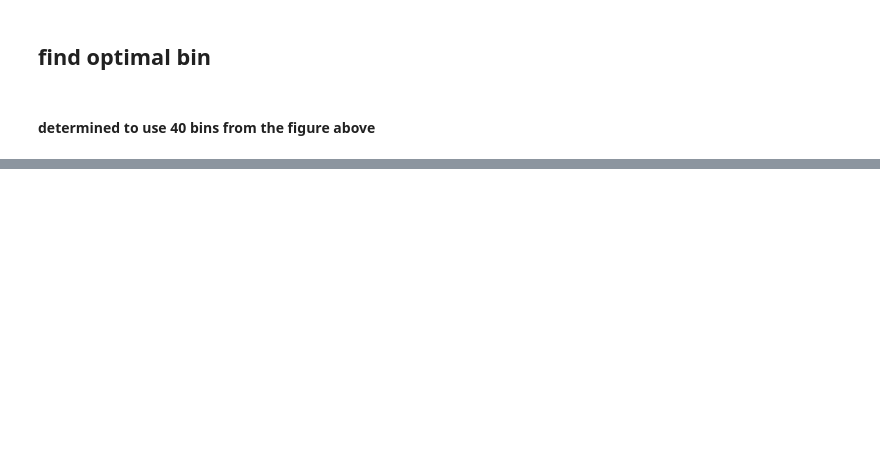
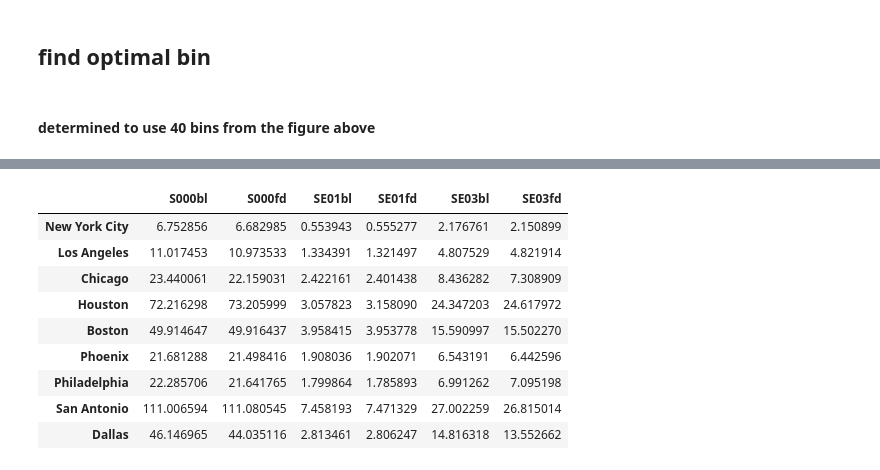
Before and after one commit to yuribogomolov/sttn, a Jupyter notebook: notebooks/f(d)_gravity_model.ipynb, the cells around one changed output, grey strips where cells are left out. Saved outputs shown, nothing was run; the diff lists cells and outputs as text; code cells hidden in the pictures; blank space fills up the shorter version.

```diff
--- a/notebooks/f(d)_gravity_model.ipynb
+++ b/notebooks/f(d)_gravity_model.ipynb
@@ -282,0 +423,21 @@ S000 2.9774958731905973e-06
+# %%
+msedffd = pd.DataFrame(resultsfd40os).T
+msedffd.columns = [i+'fd' for i in ['SE01','SE03','S000']]
+
+msedfbl = pd.DataFrame(resultsBaselineos).T
+msedfbl.columns = [i+'bl' for i in ['SE01','SE03','S000']]
+
+msedf = pd.concat([msedffd,msedfbl],axis=1)
+msedf = msedf[sorted(msedffd.columns.tolist()+msedfbl.columns.tolist())]
+msedf
+# %% [output]
+|  | S000bl | S000fd | SE01bl | SE01fd | SE03bl | SE03fd |
+| New York City | 6.752856 | 6.682985 | 0.553943 | 0.555277 | 2.176761 | 2.150899 |
+| Los Angeles | 11.017453 | 10.973533 | 1.334391 | 1.321497 | 4.807529 | 4.821914 |
+| Chicago | 23.440061 | 22.159031 | 2.422161 | 2.401438 | 8.436282 | 7.308909 |
+| Houston | 72.216298 | 73.205999 | 3.057823 | 3.158090 | 24.347203 | 24.617972 |
+| Boston | 49.914647 | 49.916437 | 3.958415 | 3.953778 | 15.590997 | 15.502270 |
+| Phoenix | 21.681288 | 21.498416 | 1.908036 | 1.902071 | 6.543191 | 6.442596 |
+| Philadelphia | 22.285706 | 21.641765 | 1.799864 | 1.785893 | 6.991262 | 7.095198 |
+| San Antonio | 111.006594 | 111.080545 | 7.458193 | 7.471329 | 27.002259 | 26.815014 |
+| Dallas | 46.146965 | 44.035116 | 2.813461 | 2.806247 | 14.816318 | 13.552662 |
```
Also changed, not shown: parts of 15 cells of this notebook, 2 other files.
